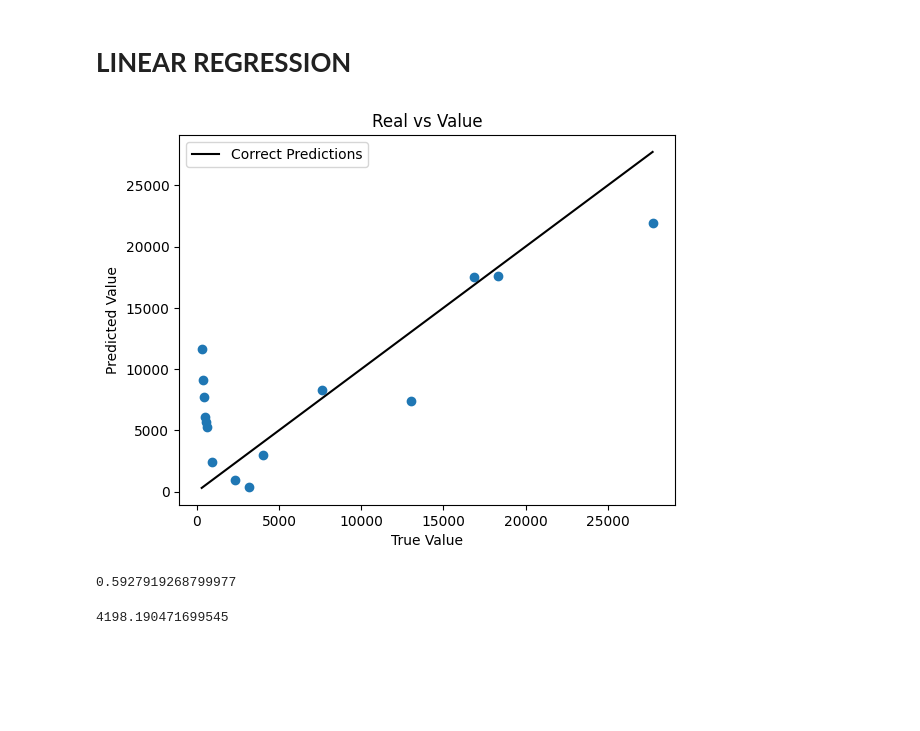
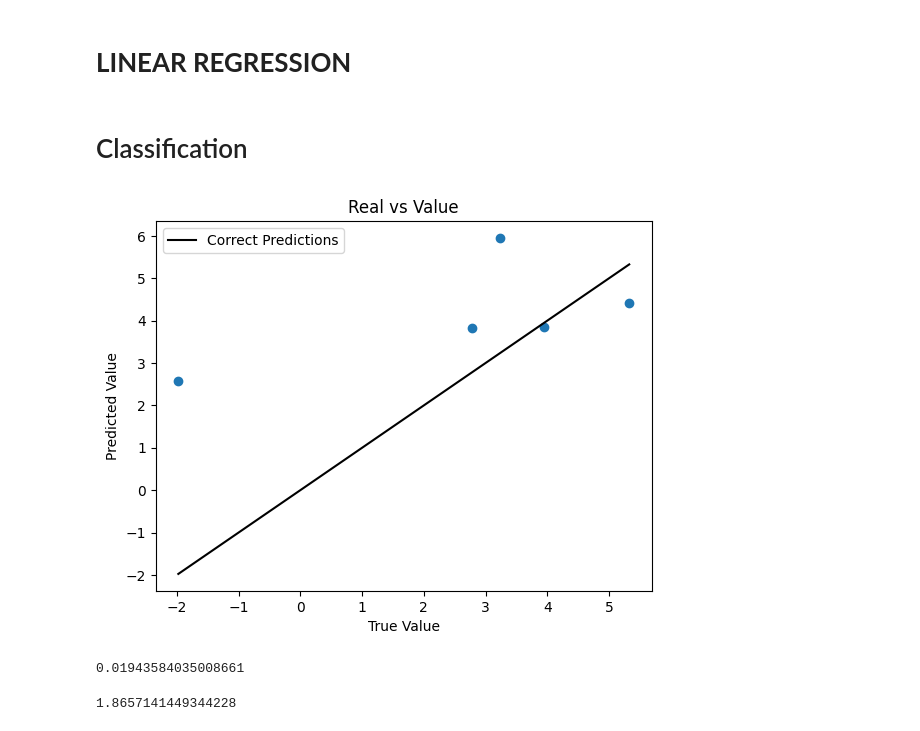
Before and after one commit to aeslha/july_21, a Jupyter notebook: DSRP_Final_Project.ipynb, the cells around one changed output. Cells and saved outputs as stored; diff of their text form; code cells hidden in the pictures; blank space fills up the shorter version.

```diff
--- a/DSRP_Final_Project.ipynb
+++ b/DSRP_Final_Project.ipynb
@@ -100,4 +100,4 @@ dtypes: float64(9), int64(1)
 memory usage: 5.9 KB
 # %%
 # dropping first 50 rows (years) to only see data from and post the year 2000.
-# df=df.drop(df.index[0:50])
+df=df.drop(df.index[0:50])
@@ -123,0 +104,4 @@ df.head(24)
+# %%
+df['Nominal GDP Growth'] = df['Nominal GDP'].pct_change() * 100  # % change year-over-year
+df = df.dropna(subset=['Nominal GDP Growth']) # drops the first null value
+df.head(24)
@@ -190,37 +191,32 @@ plt.show()
  This graph shows how private debt in the U.S has changed since the year 2000. As you can see theres no constant trend and the percent of debt increases and decreases at different time periods. A specific moment you can see is that during 2008 financial crisi and 2020 pandemic crisis had the highest amount of debt. On the other during the recovey periods you can see the percent of debt decreased rapidly.
 # %% [markdown]
 # **LINEAR REGRESSION**
+# %% [markdown]
+# Classification
 # %%
 # linear regression
-X = df[['General Government Debt']]
-y = df['Nominal GDP']
+X = df[['Household Debt Of All Intruments', 'Household Debt, Loans and Debt Securities']]
+y = df['Nominal GDP Growth']
 X_train, X_test, y_train, y_test = train_test_split(X, y, test_size=0.2, random_state=42)
 
 model = LinearRegression()
 model.fit(X_train, y_train)
 
 pred = model.predict(X_test)
-
-
 
 plt.scatter(y_test, [pred])
 plt.plot([y_test.min(), y_test.max()], [y_test.min(), y_test.max()], color = 'black', label='Correct Predictions')
 plt.xlabel('True Value')
 plt.ylabel('Predicted Value')
 plt.title('Real vs Value')
 plt.legend()
 
 plt.show()
 
-# Calculate the R2 score
 print(r2_score(y_test, pred))
-
-# Calculate the Mean Squared Error
 mean_squared_error(y_test, pred)
-
-# Calculate the Mean Absolute Error
 mean_absolute_error(y_test, pred)
 # %% [output]
-[figure, old version]
+[figure, new version]
-0.5927919268799977
+0.01943584035008661
-4198.190471699545
+1.8657141449344228
```
Also changed, not shown: parts of 14 cells of this notebook.
